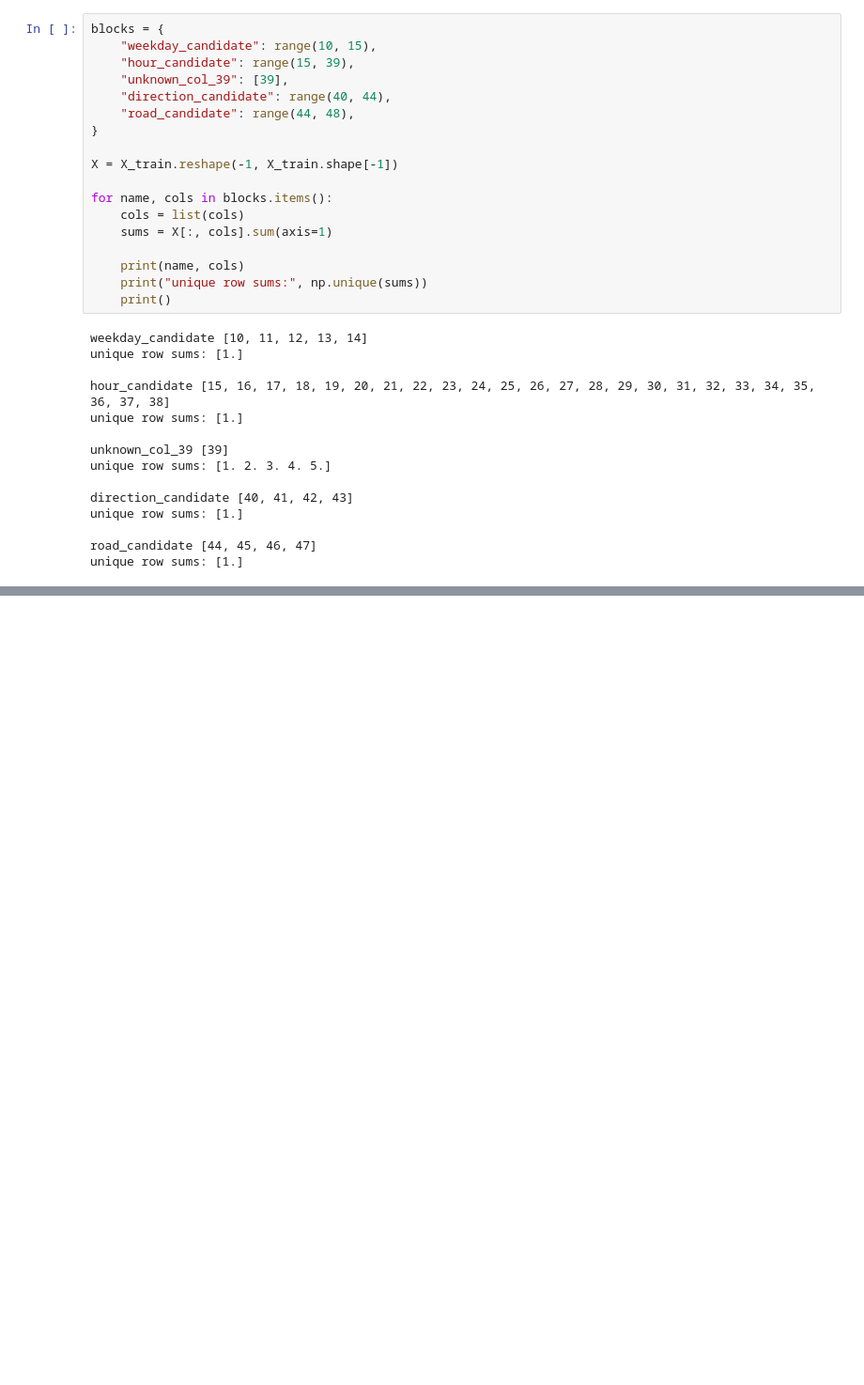
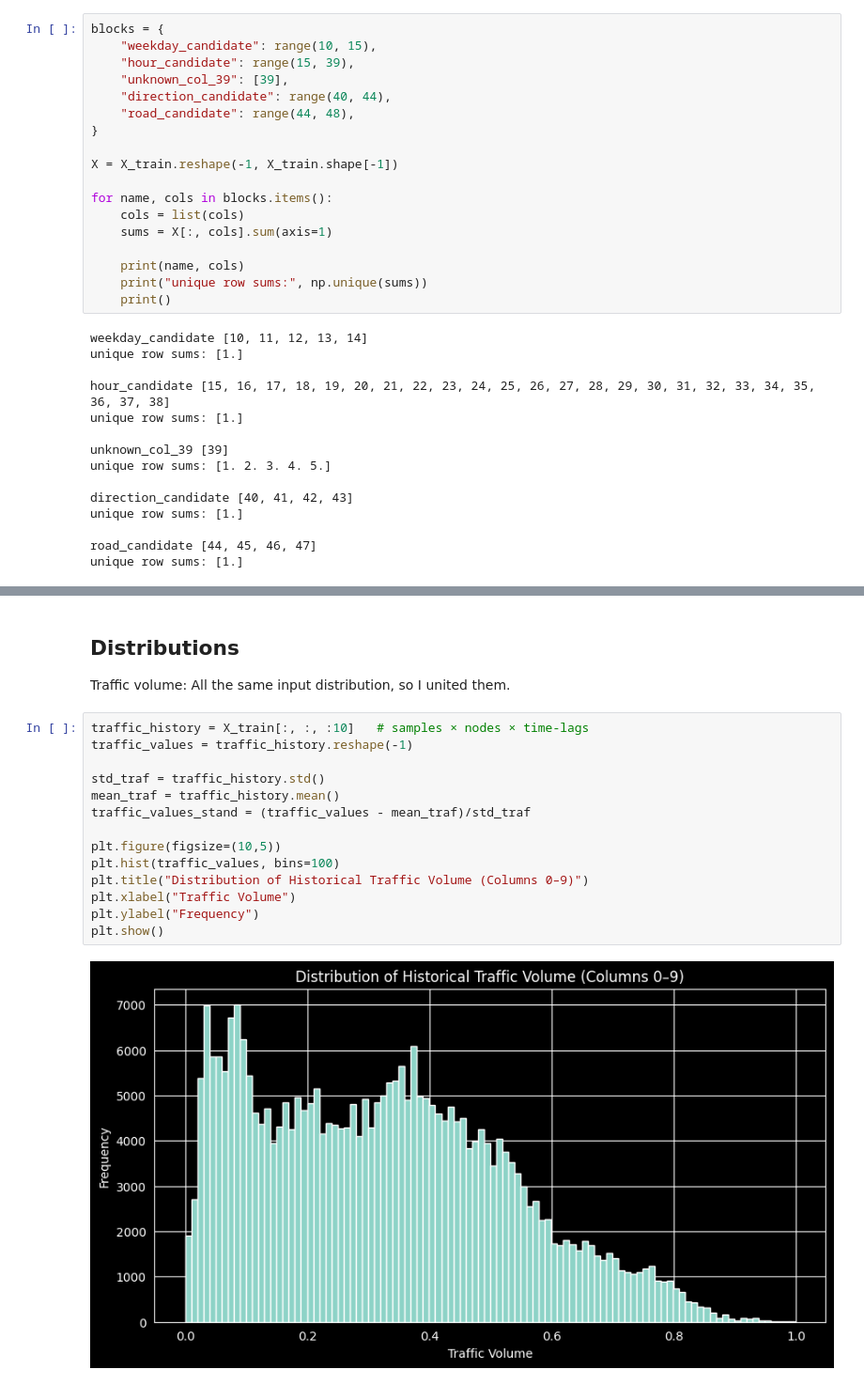
Before and after one commit to robin-szy/machine-learning-course-projects, a Jupyter notebook: Traffic_Forecast/Data_Exploration.ipynb, the cells around one changed output, grey strips where cells are left out. Shown at 94% size. Drawn from its saved outputs; the diff is of its cells as text; blank space fills up the shorter version.

```diff
--- a/Traffic_Forecast/Data_Exploration.ipynb
+++ b/Traffic_Forecast/Data_Exploration.ipynb
@@ -173,0 +175,20 @@ nx.draw(G)
+# %% [markdown]
+## Distributions
+
+Traffic volume: All the same input distribution, so I united them.
+# %%
+traffic_history = X_train[:, :, :10]   # samples × nodes × time-lags
+traffic_values = traffic_history.reshape(-1)
+
+std_traf = traffic_history.std()
+mean_traf = traffic_history.mean()
+traffic_values_stand = (traffic_values - mean_traf)/std_traf
+
+plt.figure(figsize=(10,5))
+plt.hist(traffic_values, bins=100)
+plt.title("Distribution of Historical Traffic Volume (Columns 0–9)")
+plt.xlabel("Traffic Volume")
+plt.ylabel("Frequency")
+plt.show()
+# %% [output]
+[figure, added]
```
Also changed, not shown: parts of 12 cells of this notebook, 1 other file.
